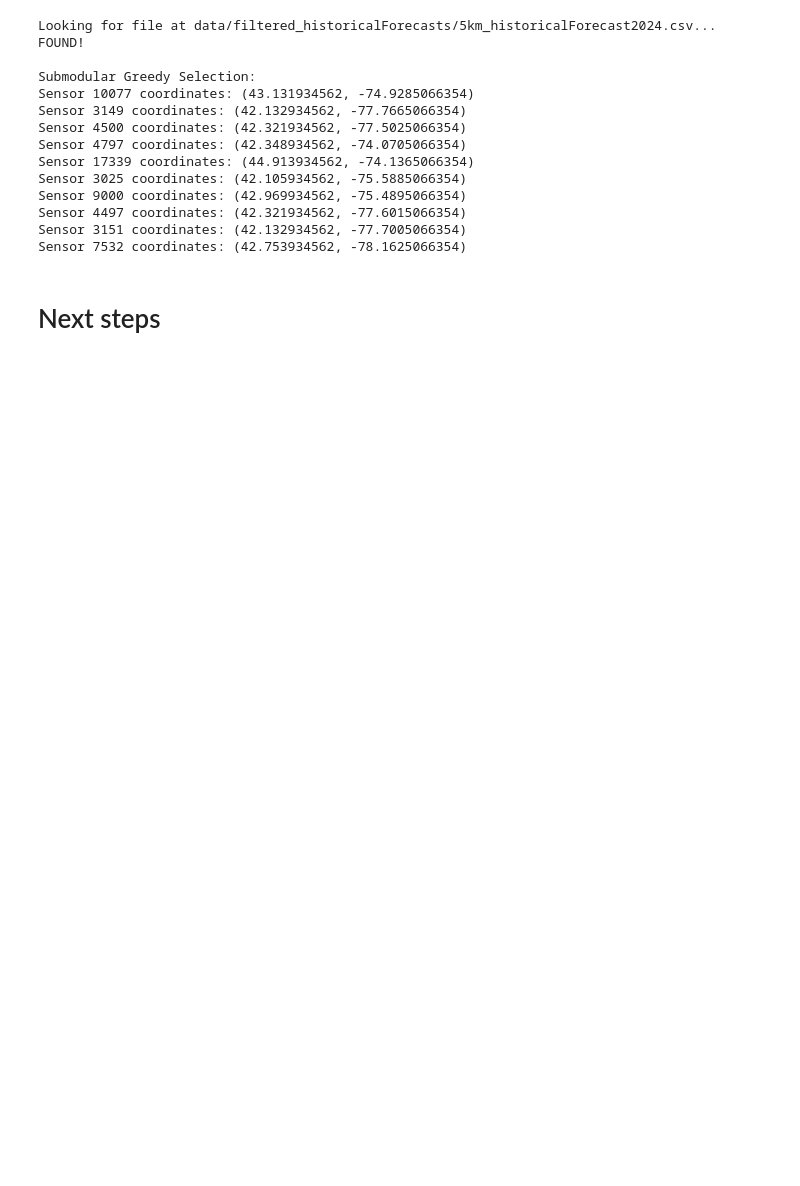
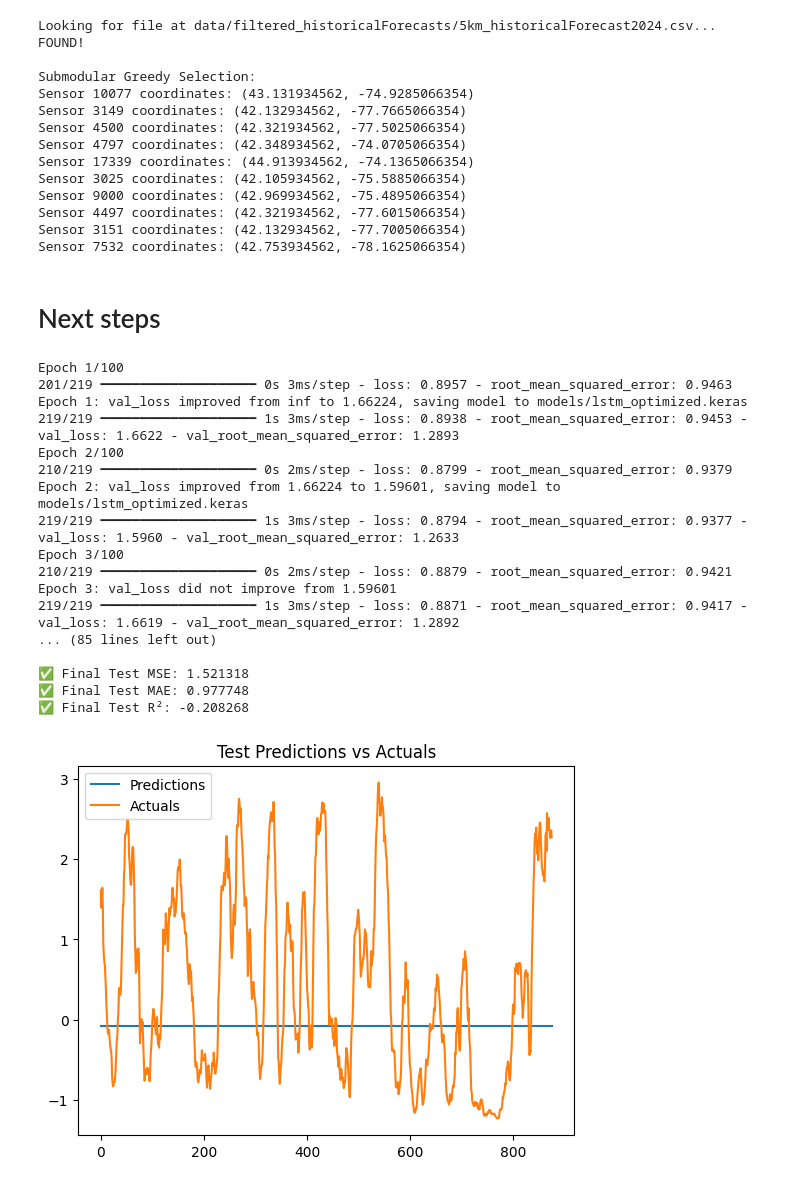
Before and after one commit to samchris0/NY-Wind-Energy-Model, a Jupyter notebook: test_pipe.ipynb, the cells around one changed output. Drawn from its saved outputs; the diff is of its cells as text; code cells hidden in the pictures; blank space fills up the shorter version.

```diff
--- a/test_pipe.ipynb
+++ b/test_pipe.ipynb
@@ -12,9 +23,11 @@ lat_dict, lon_dict = get_coordinate_dicts(df_mag)
 
 lazy_random_selection = random_selection(list(df_mag.columns), k=k)
 lazy_geographic_selection = greedy_geographic_selection(list(df_mag.columns.astype(int)), lat_dict, lon_dict, k=k)
-lazy_variance_selection = greedy_variance_selection(df_mag, k=k)
+df_mag_sqrt = np.sqrt(df_mag)
+df_mag_sqrt.columns = df_mag_sqrt.columns.astype(int)
+lazy_variance_selection = greedy_variance_selection(df_mag_sqrt, k=k)
 
-optimal_selection = get_optimized_sensors(df_mag,k=k)
+optimal_selection = get_optimized_sensors(df_mag_sqrt,k=k)
 print('Submodular Greedy Selection:')
 for index in optimal_selection:
     print(f"Sensor {index} coordinates: ({lat_dict[index]}, {lon_dict[index]})")
@@ -35,10 +48,8 @@ Sensor 7532 coordinates: (42.753934562, -78.1625066354)
 # %% [markdown]
 # Next steps
 # %%
-from makeModel import df_to_X_y, buildModel, trainModel
 
-
-energy = pd.read_csv('/Users/schristianson/Desktop/NY Wind Energy Model/historical_energy_24(test).csv')
+energy = pd.read_csv('data/historical_energy.csv')
 
 def dateparser(date_str):
     # Adjust the timezone offset format to ISO 8601 (from -05 to -05:00)
@@ -85,0 +67,64 @@ X,y = df_to_X_y(X, y, window_size=24)
+# %%
+# Preprocessing data
+# Reset the index of energy (which becomes RangeIndex)
+energy = energy.reset_index(drop=True)
+
+# Remove timezone from df_mag_sqrt index
+df_mag_sqrt.index = df_mag_sqrt.index.tz_localize(None)
+
+# Concatenate the dataframes, now with unique and aligned indices
+df_combined = pd.concat([df_mag_sqrt[optimal_selection], energy['Megawatthours']], axis=1)
+
+# Forward fill missing values
+df_combined = df_combined.ffill()
+
+# Drop any remaining NaNs just in case (e.g., at the very beginning)
+df_combined = df_combined.dropna()
+
+# Split back into features and target
+X_df = df_combined[optimal_selection]
+y_df = df_combined['Megawatthours']
+
+# Normalize/Scale the features
+scaler_X = StandardScaler()
+X_scaled = scaler_X.fit_transform(X_df)
+
+# Scale the target variable
+scaler_y = StandardScaler()
+y_scaled = scaler_y.fit_transform(y_df.values.reshape(-1, 1))
+
+# Create LSTM-ready sequences
+X, y = df_to_X_y(X_scaled, y_scaled, window_size=24)
+
+# Build the model
+model = buildModel(X)
+
+# Show model architecture
+#model.summary()
+
+# Train the model and evaluate on the test set
+results, mse_score = trainModel(
+    model,
+    model_name="models/lstm_optimized.keras",
+    X=X,
+    y=y
+)
+# %% [output]
+Epoch 1/100
+201/219 ━━━━━━━━━━━━━━━━━━━━ 0s 3ms/step - loss: 0.8957 - root_mean_squared_error: 0.9463
+Epoch 1: val_loss improved from inf to 1.66224, saving model to models/lstm_optimized.keras
+219/219 ━━━━━━━━━━━━━━━━━━━━ 1s 3ms/step - loss: 0.8938 - root_mean_squared_error: 0.9453 - val_loss: 1.6622 - val_root_mean_squared_error: 1.2893
+Epoch 2/100
+210/219 ━━━━━━━━━━━━━━━━━━━━ 0s 2ms/step - loss: 0.8799 - root_mean_squared_error: 0.9379
+Epoch 2: val_loss improved from 1.66224 to 1.59601, saving model to models/lstm_optimized.keras
+219/219 ━━━━━━━━━━━━━━━━━━━━ 1s 3ms/step - loss: 0.8794 - root_mean_squared_error: 0.9377 - val_loss: 1.5960 - val_root_mean_squared_error: 1.2633
+Epoch 3/100
+210/219 ━━━━━━━━━━━━━━━━━━━━ 0s 2ms/step - loss: 0.8879 - root_mean_squared_error: 0.9421
+Epoch 3: val_loss did not improve from 1.59601
+219/219 ━━━━━━━━━━━━━━━━━━━━ 1s 3ms/step - loss: 0.8871 - root_mean_squared_error: 0.9417 - val_loss: 1.6619 - val_root_mean_squared_error: 1.2892
+... (85 lines left out)
+
+✅ Final Test MSE: 1.521318
+✅ Final Test MAE: 0.977748
+✅ Final Test R²: -0.208268
+[figure, added]
```
Also changed, not shown: parts of 7 cells of this notebook, 5 other files.
